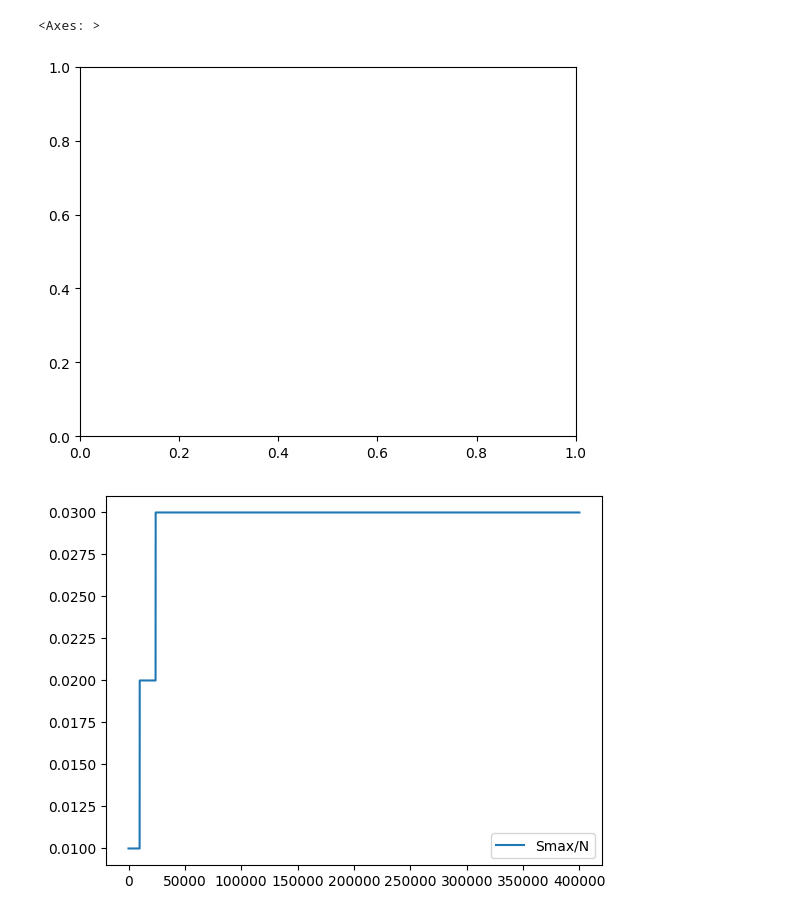
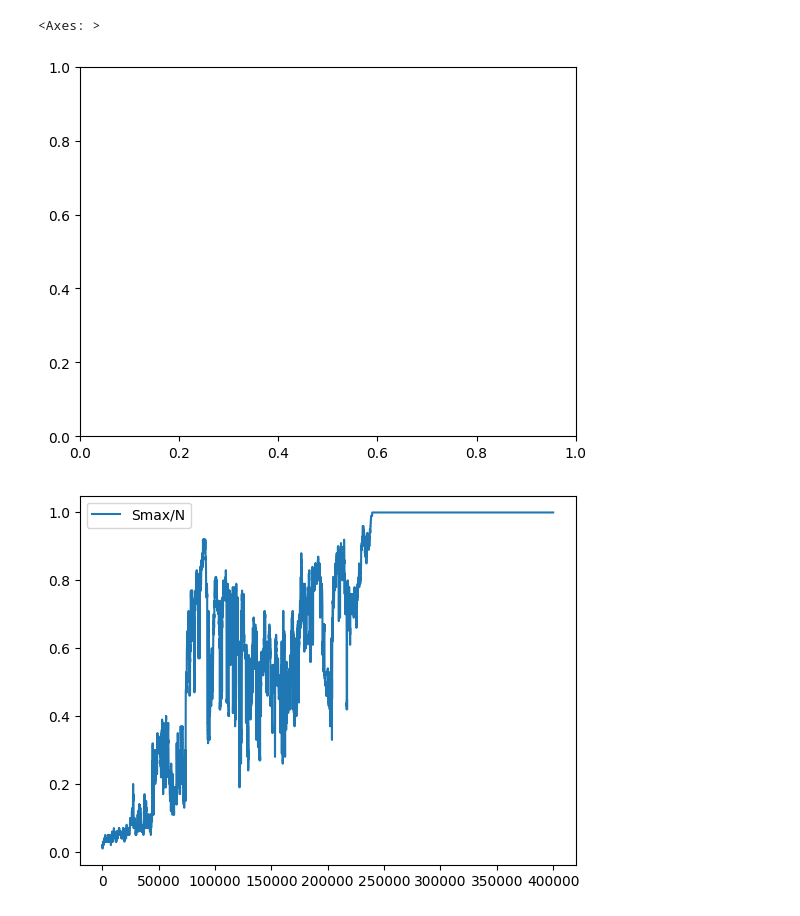
Before and after one commit to PeWeX47/Axelrod-Model, a Jupyter notebook: simulation.ipynb, the cells around one changed output. Drawn from its saved outputs; the diff is of its cells as text; code cells hidden in the pictures.

```diff
--- a/simulation.ipynb
+++ b/simulation.ipynb
@@ -4,21 +3,21 @@ from AxelrodModel import AxelrodModel
 import matplotlib.pyplot as plt
 # %%
-# utworzenie instancji klasy AxelrodModel
+# instance of Axelrod Model
 model = AxelrodModel(N = 100,
                     width = 10,
                     height = 10,
-                    features = 10,
-                    traits = 240
+                    features = 5,
+                    traits = 3
                     )
 
 # liczba iteracji modelu
 for i in range(400000):
-    model.step()
+    model.step(display_plot=False)
 
 data = model.datacollector.get_model_vars_dataframe()
 data.plot()
 # %% [output]
 <Axes: >
 [figure]
-[figure, old version]
+[figure, new version]
 # %%
```
Also changed, not shown: parts of 2 cells of this notebook, 4 other files.
